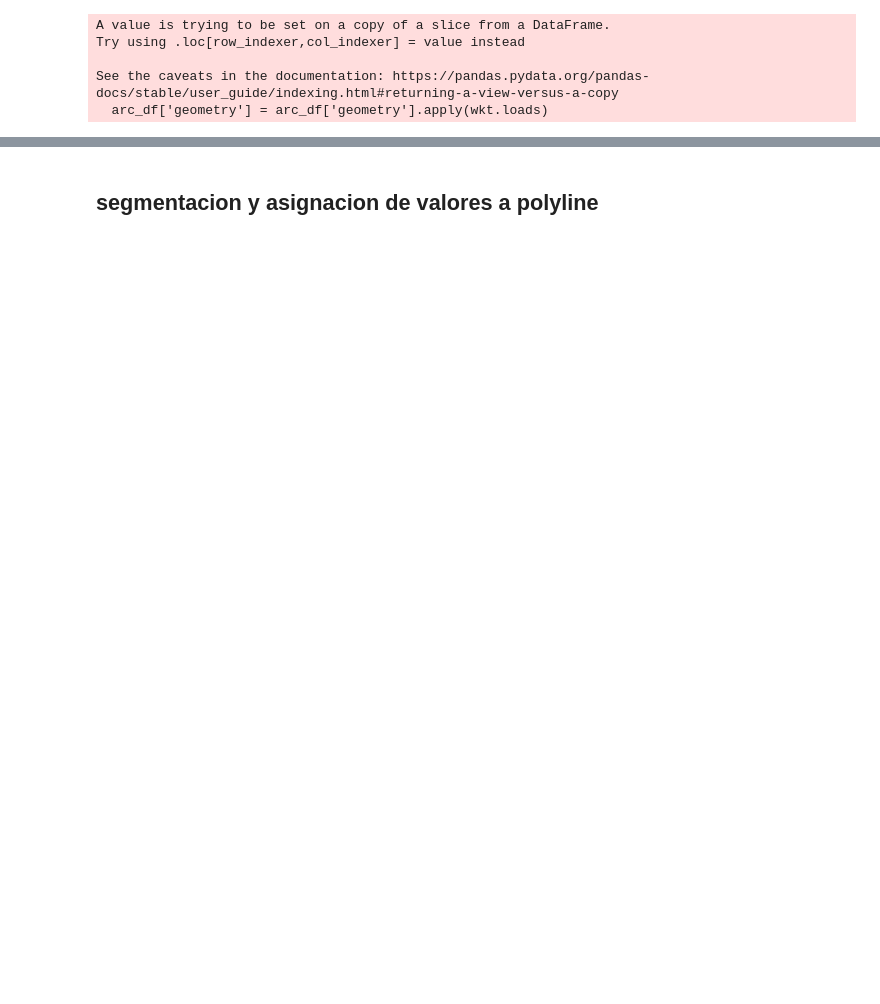
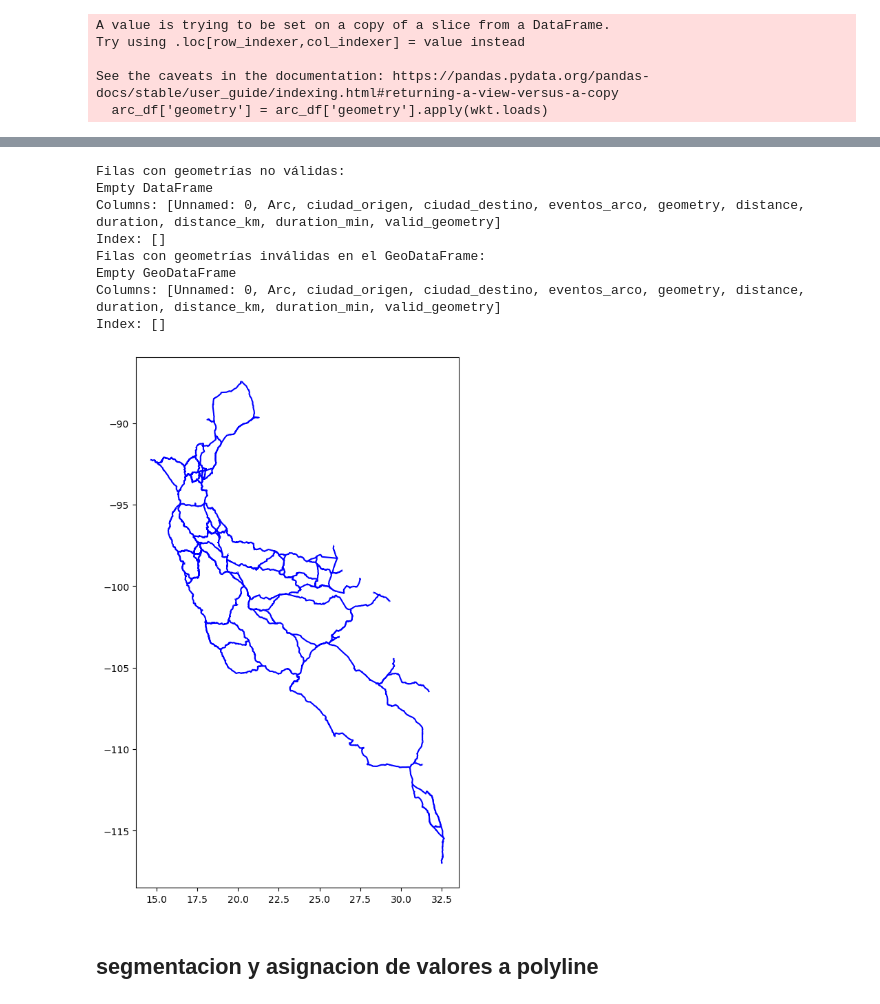
Before and after one commit to puriarter21/Mapa_Migracion_Irregular_Mexico, a Jupyter notebook: 1. Mapas/1. Mapas/Metodo_1/rutas_combinaciones.ipynb, the cells around one changed output, grey strips where cells are left out. Saved outputs shown, nothing was run; the diff lists cells and outputs as text; code cells hidden in the pictures; blank space fills up the shorter version.

Commit message:
rutas arcos faltantes4

```diff
--- a/1. Mapas/1. Mapas/Metodo_1/rutas_combinaciones.ipynb
+++ b/1. Mapas/1. Mapas/Metodo_1/rutas_combinaciones.ipynb
@@ -1175,3 +1080,5 @@ Try using .loc[row_indexer,col_indexer] = value instead
 
 See the caveats in the documentation: https://pandas.pydata.org/pandas-docs/stable/user_guide/indexing.html#returning-a-view-versus-a-copy
   arc_df['geometry'] = arc_df['geometry'].apply(wkt.loads)
+# %%
+arc_df= pd.read_csv("/Users/pablouriarte/Mapa_Migracion_Irregular_Mexico_Fresh/1. Mapas/1. Mapas/Metodo_1/procesamiento de rutas/arcos/arcos_rutas_a_pie.csv")
@@ -1178,3 +1101,60 @@ See the caveats in the documentation: https://pandas.pydata.org/pandas-docs/stab
+# %%
+# Verificar que todos los valores en la columna 'geometry' son válidos
+def is_valid_linestring(geometry):
+    try:
+        # Verificar si ya es un objeto LineString
+        if isinstance(geometry, LineString):
+            return geometry.is_valid
+        # Convertir el valor de geometry a un objeto shapely
+        geom = wkt.loads(geometry)
+        return geom.is_valid
+    except Exception as e:
+        print(f"Error en la geometría: {e}")
+        return False
+
+arc_df['valid_geometry'] = arc_df['geometry'].apply(is_valid_linestring)
+
+# Filtrar filas con geometrías no válidas
+invalid_geometries = arc_df[~arc_df['valid_geometry']]
+
+# Mostrar filas con geometrías no válidas
+print("Filas con geometrías no válidas:")
+print(invalid_geometries)
+
+# Convertir la columna 'geometry' a objetos shapely si aún no lo están
+def convert_to_linestring(geometry):
+    if isinstance(geometry, LineString):
+        return geometry
+    return wkt.loads(geometry)
+
+arc_df['geometry'] = arc_df['geometry'].apply(convert_to_linestring)
+
+# Crear un GeoDataFrame a partir del DataFrame
+gdf = gpd.GeoDataFrame(arc_df, geometry='geometry')
+
+# Comprobar si hay geometrías inválidas en el GeoDataFrame
+invalid_gdf = gdf[~gdf.is_valid]
+
+# Mostrar filas con geometrías inválidas en el GeoDataFrame
+print("Filas con geometrías inválidas en el GeoDataFrame:")
+print(invalid_gdf)
+
+# Intentar trazar las geometrías
+import matplotlib.pyplot as plt
+
+fig, ax = plt.subplots(figsize=(10, 10))
+gdf.plot(ax=ax, color='blue', edgecolor='black')
+plt.show()
+# %% [output]
+Filas con geometrías no válidas:
+Empty DataFrame
+Columns: [Unnamed: 0, Arc, ciudad_origen, ciudad_destino, eventos_arco, geometry, distance, duration, distance_km, duration_min, valid_geometry]
+Index: []
+Filas con geometrías inválidas en el GeoDataFrame:
+Empty GeoDataFrame
+Columns: [Unnamed: 0, Arc, ciudad_origen, ciudad_destino, eventos_arco, geometry, distance, duration, distance_km, duration_min, valid_geometry]
+Index: []
+[figure, added]
 # %% [markdown]
 
 ## segmentacion y asignacion de valores a polyline
```
Also changed, not shown: parts of 29 cells of this notebook, 1 other file.
